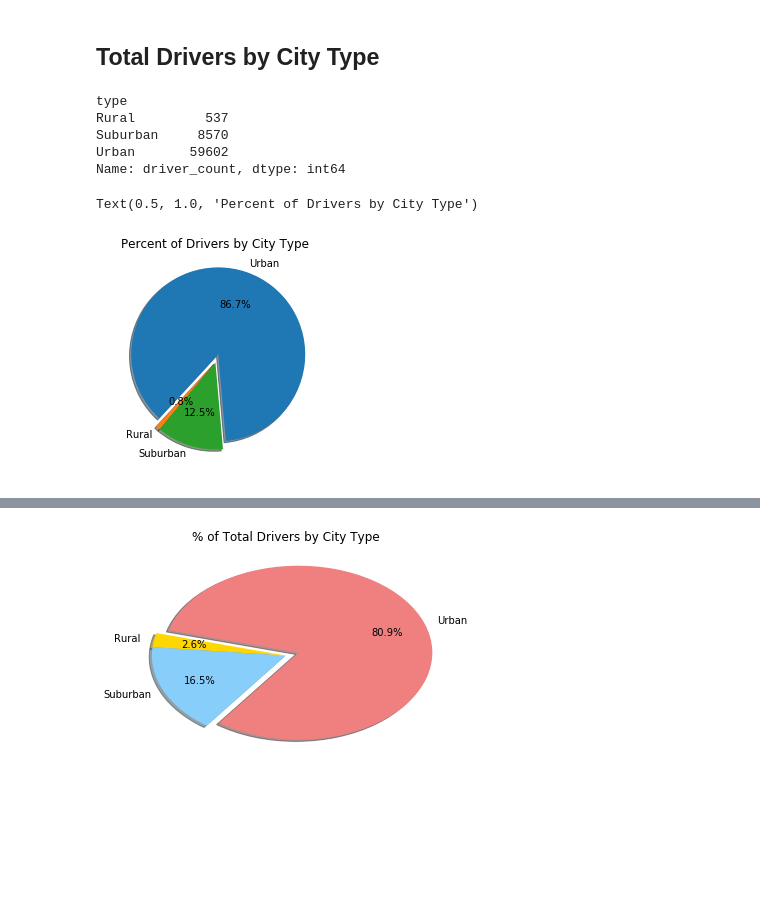
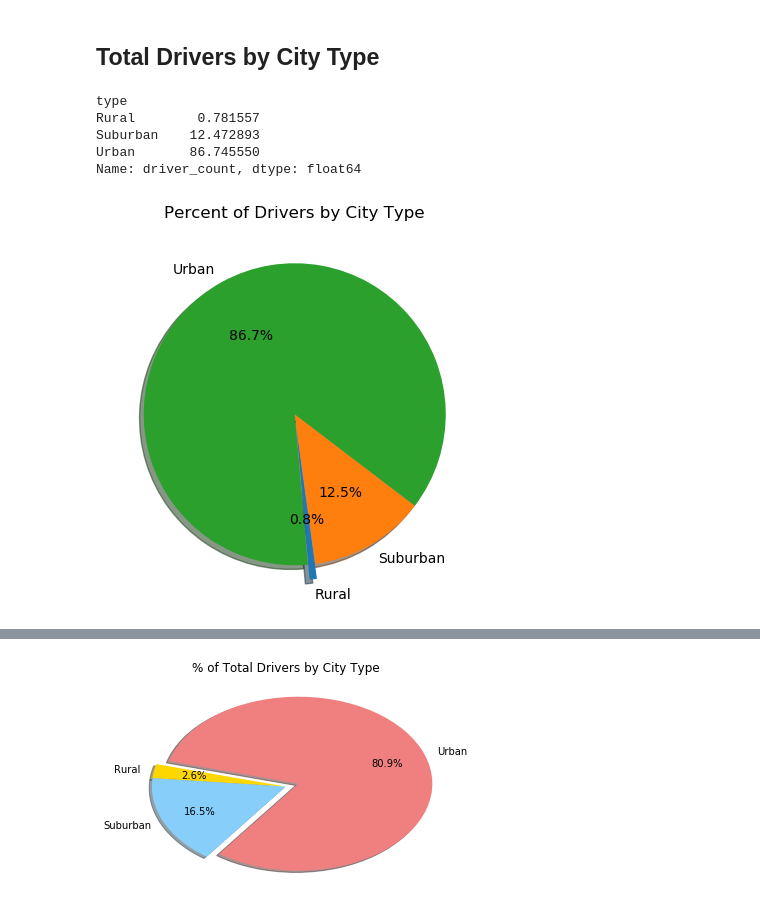
Before and after one commit to erikaplarsen/Assignment-5, a Jupyter notebook: pyber_starter.ipynb, the cells around one changed output, grey strips where cells are left out. Saved outputs shown, nothing was run; the diff lists cells and outputs as text; code cells hidden in the pictures; blank space fills up the shorter version.

```diff
--- a/pyber_starter.ipynb
+++ b/pyber_starter.ipynb
@@ -18,11 +18,12 @@ ride_data = pd.read_csv(ride_data_to_load)
 ride_data.head()
 # Combine the data into a single dataset
 
-combined_data = pd.merge(city_data, ride_data, on = ['city','city'])
+combined_data = pd.merge(ride_data, city_data, on = ['city','city'])
+combined_data.head()
 
 # Display the data table for preview
 
-combined_data.head()
+#combined_data
 
 #saying too many files open?
 # %% [output]
@@ -140,30 +186,31 @@ plt.show()
 # %%
 # Calculate Driver Percents
 
-total_drivers_type = city_data['driver_count'].sum()
-total_drivers= total_drivers_type.sum()
+drivers_total = combined_data.groupby(['type'])['driver_count'].sum()/combined_data['driver_count'].sum() * 100
+print(drivers_total)
 
-print(total_drivers_type)
-
-rural_drivers = (537/total_drivers)*100
-suburban_drivers = (8570/total_drivers)*100
-urban_drivers = (59602/total_drivers) * 100
 
 # Build Pie Chart
 
-labels = ['Urban','Rural','Suburban']
-sizes = [(urban_drivers),( rural_drivers), (suburban_drivers)]
-explode = (.1,0,0)
-plt.pie(sizes, explode, labels=labels, autopct='%1.1f%%', shadow = True, startangle = 275)
-plt.title( 'Percent of Drivers by City Type')
+labels = ['Rural','Suburban','Urban']
+explode = [.1,0,0]
+
+plt.figure(figsize = (5,5),dpi = 100)
+plt.pie(drivers_total, explode, labels=labels, autopct='%1.1f%%', shadow = True, startangle = 275, )
+plt.title('Percent of Drivers by City Type')
+plt.axis('off')
+
+plt.show()
+
+
+
 
 
 # Save Figure
 # %% [output]
 type
-Rural         537
-Suburban     8570
-Urban       59602
-Name: driver_count, dtype: int64
+Rural        0.781557
+Suburban    12.472893
+Urban       86.745550
+Name: driver_count, dtype: float64
-Text(0.5, 1.0, 'Percent of Drivers by City Type')
-[figure, old version]
+[figure, new version]
```
Also changed, not shown: parts of 9 cells of this notebook.
